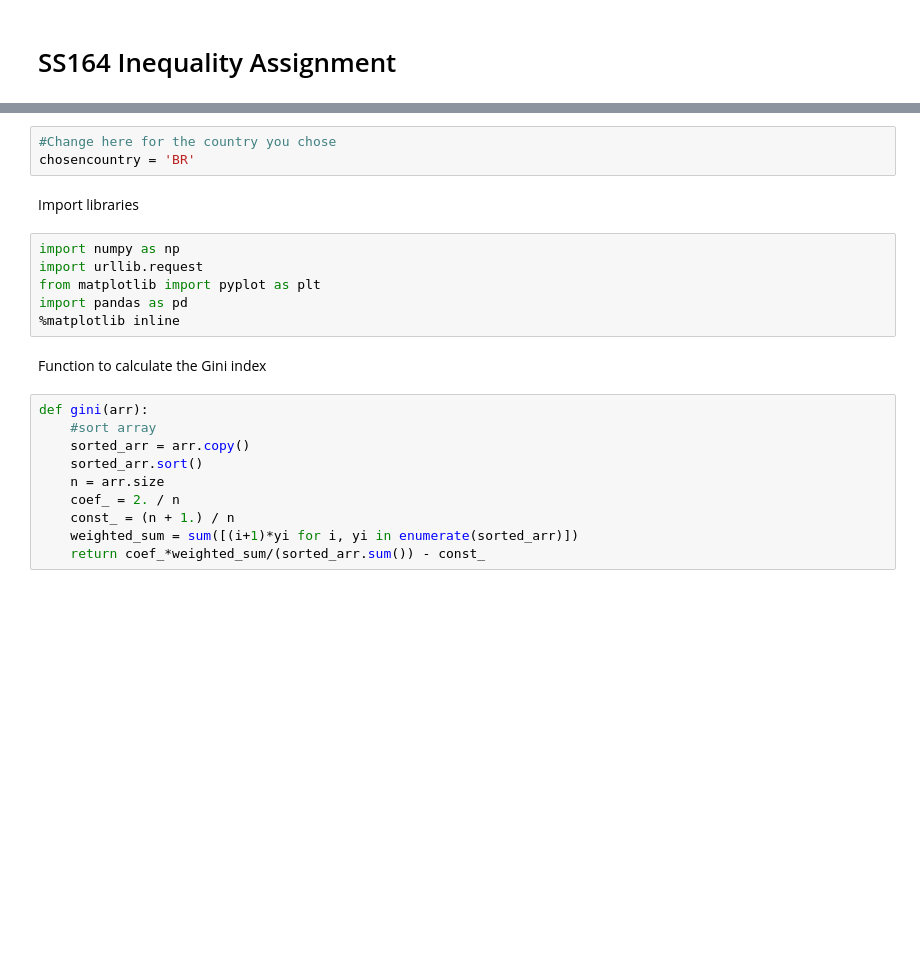
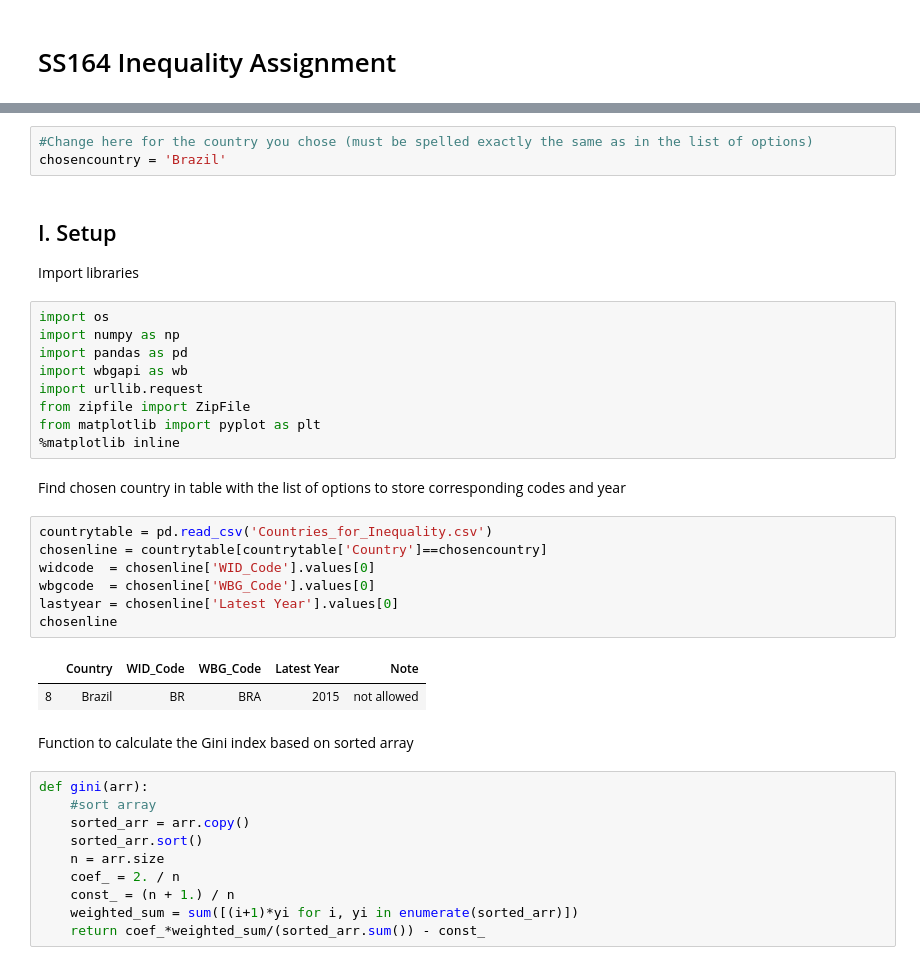
Before and after one commit to dianagold/SS164, a Jupyter notebook: inequality/Inequality_Empirical_Notebook.ipynb, the cells around one changed output, grey strips where cells are left out. Drawn from its saved outputs; the diff is of its cells as text; blank space fills up the shorter version.

```diff
--- a/inequality/Inequality_Empirical_Notebook.ipynb
+++ b/inequality/Inequality_Empirical_Notebook.ipynb
@@ -9,16 +7,32 @@ If you have trouble running this code, alternatively, you can do the work manual
 # %%
-#Change here for the country you chose
-chosencountry = 'BR'
+#Change here for the country you chose (must be spelled exactly the same as in the list of options)
+chosencountry = 'Brazil'
-# %% [markdown]
-Import libraries
+# %% [markdown]
+## I. Setup
+Import libraries
 # %%
+import os
 import numpy as np
+import pandas as pd
+import wbgapi as wb
 import urllib.request
+from zipfile import ZipFile
 from matplotlib import pyplot as plt
-import pandas as pd
 %matplotlib inline
+# %% [markdown]
+Find chosen country in table with the list of options to store corresponding codes and year
+# %%
+countrytable = pd.read_csv('Countries_for_Inequality.csv')
+chosenline = countrytable[countrytable['Country']==chosencountry]
+widcode  = chosenline['WID_Code'].values[0]
+wbgcode  = chosenline['WBG_Code'].values[0]
+lastyear = chosenline['Latest Year'].values[0]
+chosenline
+# %% [output]
+|  | Country | WID_Code | WBG_Code | Latest Year | Note |
+| 8 | Brazil | BR | BRA | 2015 | not allowed |
 # %% [markdown]
-Function to calculate the Gini index
+Function to calculate the Gini index based on sorted array
 # %%
 def gini(arr):
     #sort array
```
Also changed, not shown: parts of 21 cells of this notebook, 3 other files.
